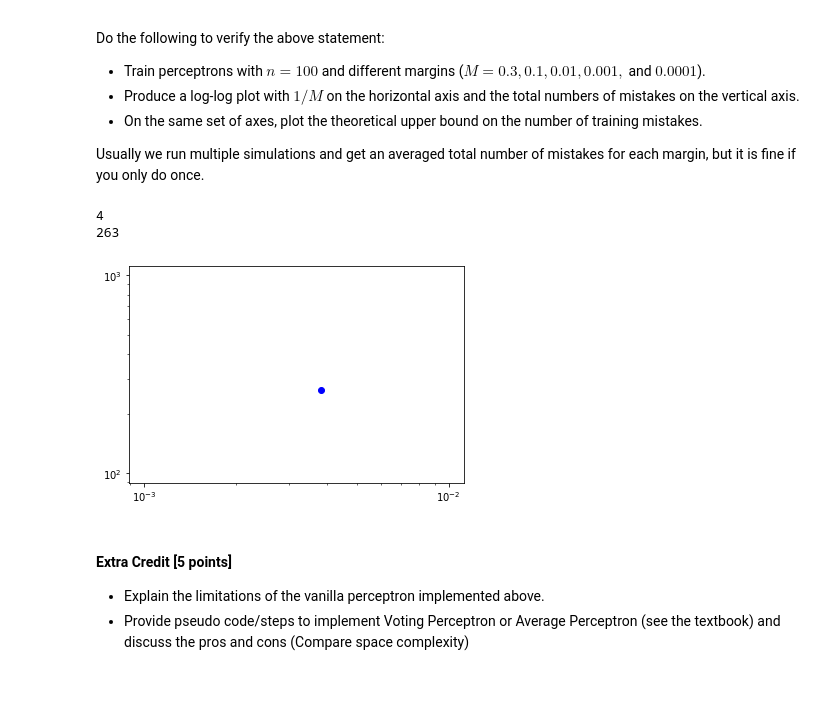
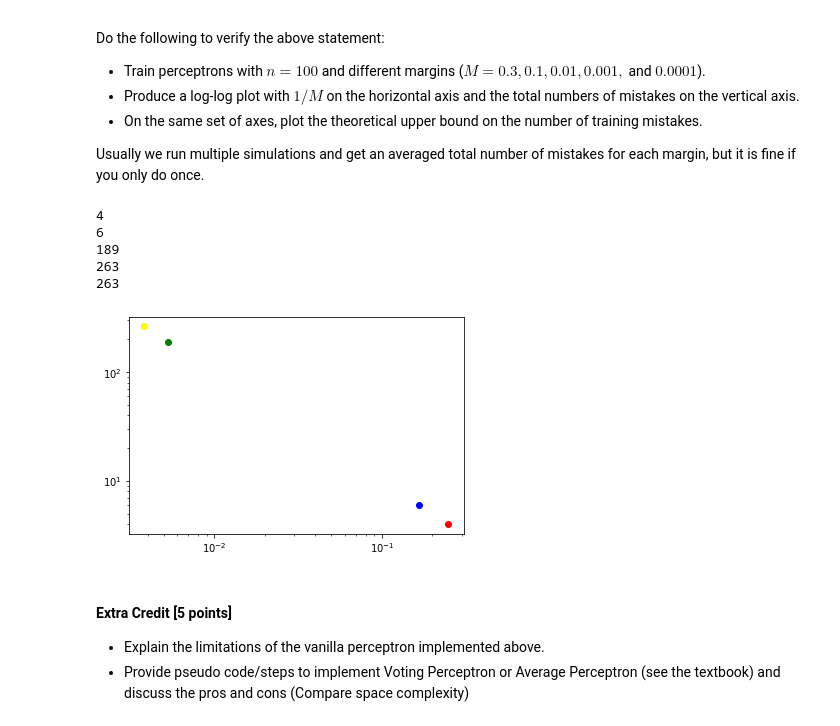
Before and after one commit to johnnybluhm/ml-hw2, a Jupyter notebook: hw2/hw2.ipynb, the cells around one changed output. Drawn from its saved outputs; the diff is of its cells as text; code cells hidden in the pictures; blank space fills up the shorter version.

Commit message:
added plot

```diff
--- a/hw2/hw2.ipynb
+++ b/hw2/hw2.ipynb
@@ -317,17 +320,27 @@ Usually we run multiple simulations and get an averaged total number of mistakes
 # %%
 perc1 = Perceptron(n=100, margin=0.3)
 perc2 = Perceptron(n=100, margin=0.1)
 perc3 = Perceptron(n=100, margin=0.01)
 perc4 = Perceptron(n=100, margin=0.001)
 perc5 = Perceptron(n=100, margin=0.0001)
 perc1.train()
+perc2.train()
+perc3.train()
+perc4.train()
 perc5.train()
-plt.loglog(1/perc5.num_mistakes, perc5.num_mistakes, color='b', marker='o', linestyle='None')
+plt.loglog(1/perc1.num_mistakes, perc1.num_mistakes, color='red', marker='o', linestyle='None')
+plt.loglog(1/perc2.num_mistakes, perc2.num_mistakes, color='blue', marker='o', linestyle='None')
+plt.loglog(1/perc3.num_mistakes, perc3.num_mistakes, color='green', marker='o', linestyle='None')
+plt.loglog(1/perc4.num_mistakes, perc4.num_mistakes, color='pink', marker='o', linestyle='None')
+plt.loglog(1/perc5.num_mistakes, perc5.num_mistakes, color='yellow', marker='o', linestyle='None')
 plt.show()
 # %% [output]
 4
+6
+189
 263
+263
-[figure, old version]
+[figure, new version]
 # %% [markdown]
 #### Extra Credit [5 points]
 
```
Also changed, not shown: parts of 4 cells of this notebook.
